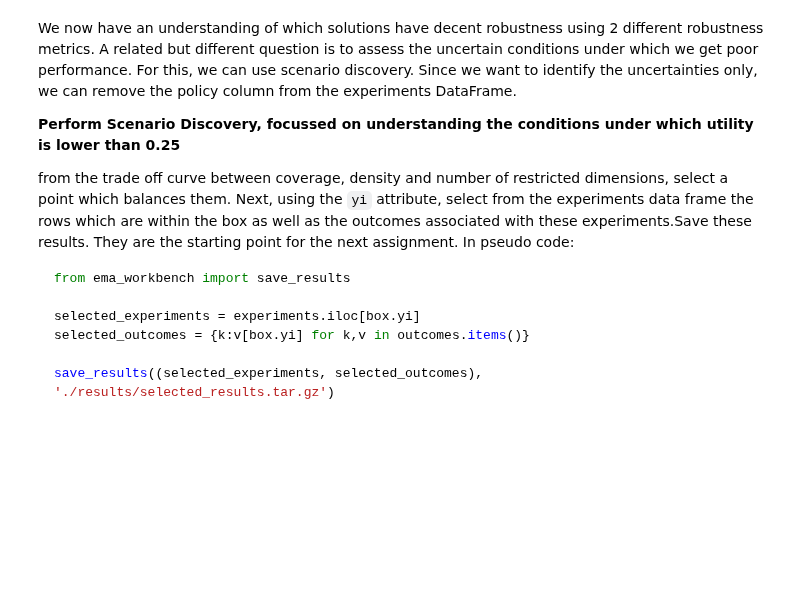
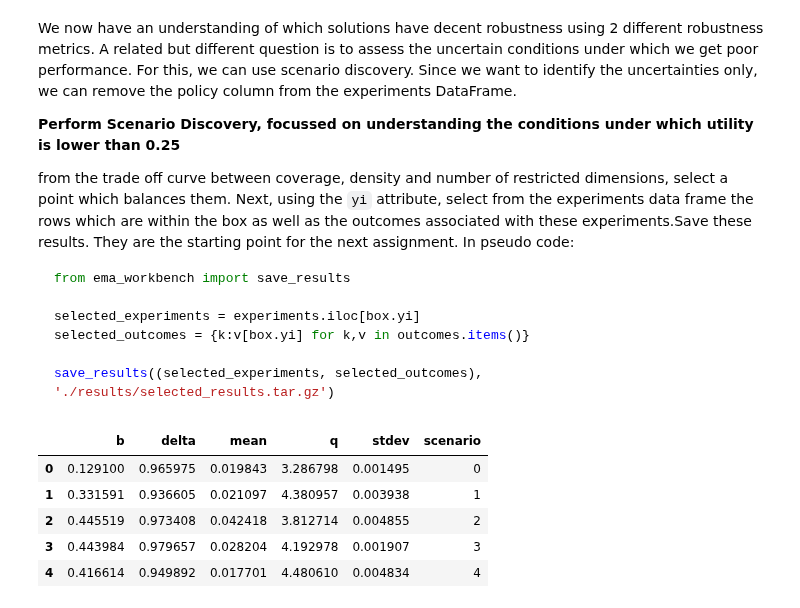
Before and after one commit to triple-capacho/EPA1361, a Jupyter notebook: Week 5-6 - robustness and direct search/assignment 8 - MORDM.ipynb, the cells around one changed output. Saved outputs shown, nothing was run; the diff lists cells and outputs as text; code cells hidden in the pictures; blank space fills up the shorter version.

```diff
--- a/Week 5-6 - robustness and direct search/assignment 8 - MORDM.ipynb
+++ b/Week 5-6 - robustness and direct search/assignment 8 - MORDM.ipynb
@@ -564,0 +576,9 @@ save_results((selected_experiments, selected_outcomes), './results/selected_resu
+# %%
+experiments.head(5)
+# %% [output]
+|  | b | delta | mean | q | stdev | scenario |
+| 0 | 0.129100 | 0.965975 | 0.019843 | 3.286798 | 0.001495 | 0 |
+| 1 | 0.331591 | 0.936605 | 0.021097 | 4.380957 | 0.003938 | 1 |
+| 2 | 0.445519 | 0.973408 | 0.042418 | 3.812714 | 0.004855 | 2 |
+| 3 | 0.443984 | 0.979657 | 0.028204 | 4.192978 | 0.001907 | 3 |
+| 4 | 0.416614 | 0.949892 | 0.017701 | 4.480610 | 0.004834 | 4 |
```
Also changed, not shown: parts of 9 cells of this notebook, 1 other file.
